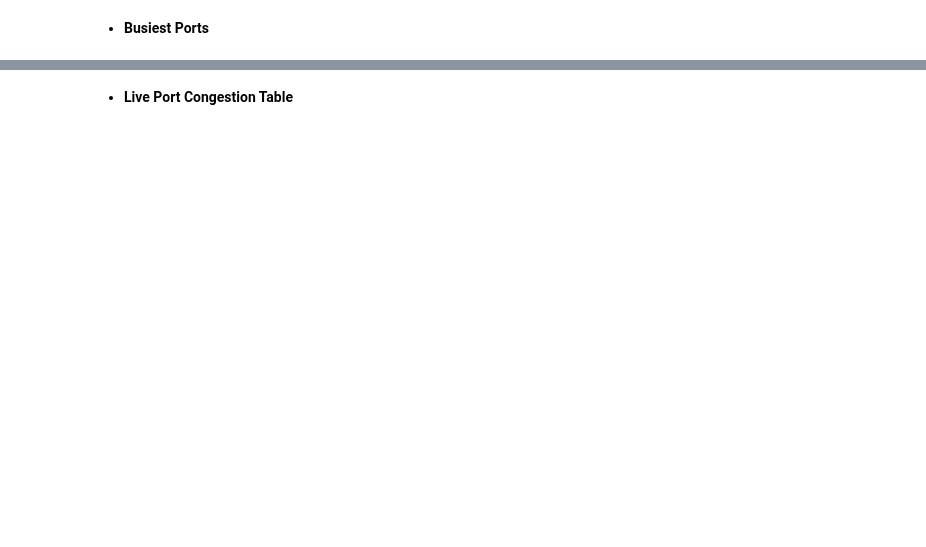
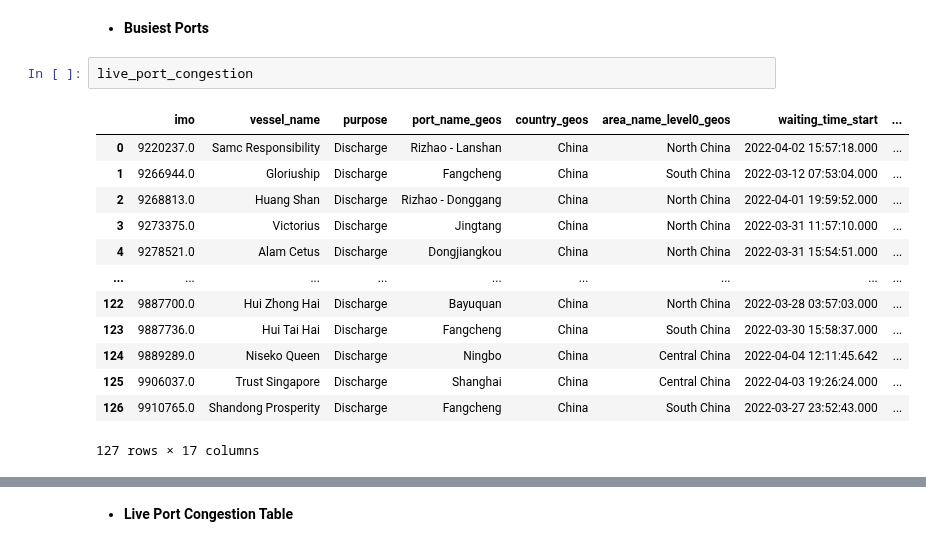
Before and after one commit to SignalOceanSdk/SignalSDK, a Jupyter notebook: docs/examples/jupyter/VoyagesAPI/Port_Congestion_in_China_(Capes).ipynb, the cells around one changed output, grey strips where cells are left out. Saved outputs shown, nothing was run; the diff lists cells and outputs as text; blank space fills up the shorter version.

Commit message:
port congestion example adaptation

```diff
--- a/docs/examples/jupyter/VoyagesAPI/Port_Congestion_in_China_(Capes).ipynb
+++ b/docs/examples/jupyter/VoyagesAPI/Port_Congestion_in_China_(Capes).ipynb
@@ -652,5 +205,21 @@ plot_live_port_congestion_heatmap(live_port_congestion)
 # %% [markdown]
 - **Busiest Ports**
+# %%
+live_port_congestion
+# %% [output]
+|  | imo | vessel_name | purpose | port_name_geos | country_geos | area_name_level0_geos | waiting_time_start | ... |
+| 0 | 9220237.0 | Samc Responsibility | Discharge | Rizhao - Lanshan | China | North China | 2022-04-02 15:57:18.000 | ... |
+| 1 | 9266944.0 | Gloriuship | Discharge | Fangcheng | China | South China | 2022-03-12 07:53:04.000 | ... |
+| 2 | 9268813.0 | Huang Shan | Discharge | Rizhao - Donggang | China | North China | 2022-04-01 19:59:52.000 | ... |
+| 3 | 9273375.0 | Victorius | Discharge | Jingtang | China | North China | 2022-03-31 11:57:10.000 | ... |
+| 4 | 9278521.0 | Alam Cetus | Discharge | Dongjiangkou | China | North China | 2022-03-31 15:54:51.000 | ... |
+| ... | ... | ... | ... | ... | ... | ... | ... | ... |
+| 122 | 9887700.0 | Hui Zhong Hai | Discharge | Bayuquan | China | North China | 2022-03-28 03:57:03.000 | ... |
+| 123 | 9887736.0 | Hui Tai Hai | Discharge | Fangcheng | China | South China | 2022-03-30 15:58:37.000 | ... |
+| 124 | 9889289.0 | Niseko Queen | Discharge | Ningbo | China | Central China | 2022-04-04 12:11:45.642 | ... |
+| 125 | 9906037.0 | Trust Singapore | Discharge | Shanghai | China | Central China | 2022-04-03 19:26:24.000 | ... |
+| 126 | 9910765.0 | Shandong Prosperity | Discharge | Fangcheng | China | South China | 2022-03-27 23:52:43.000 | ... |
+127 rows × 17 columns
 # %%
 busiest_ports = calculate_busiest_ports(live_port_congestion)
 plot_busiest_ports_barplot(busiest_ports)
```
Also changed, not shown: parts of 54 cells of this notebook.
